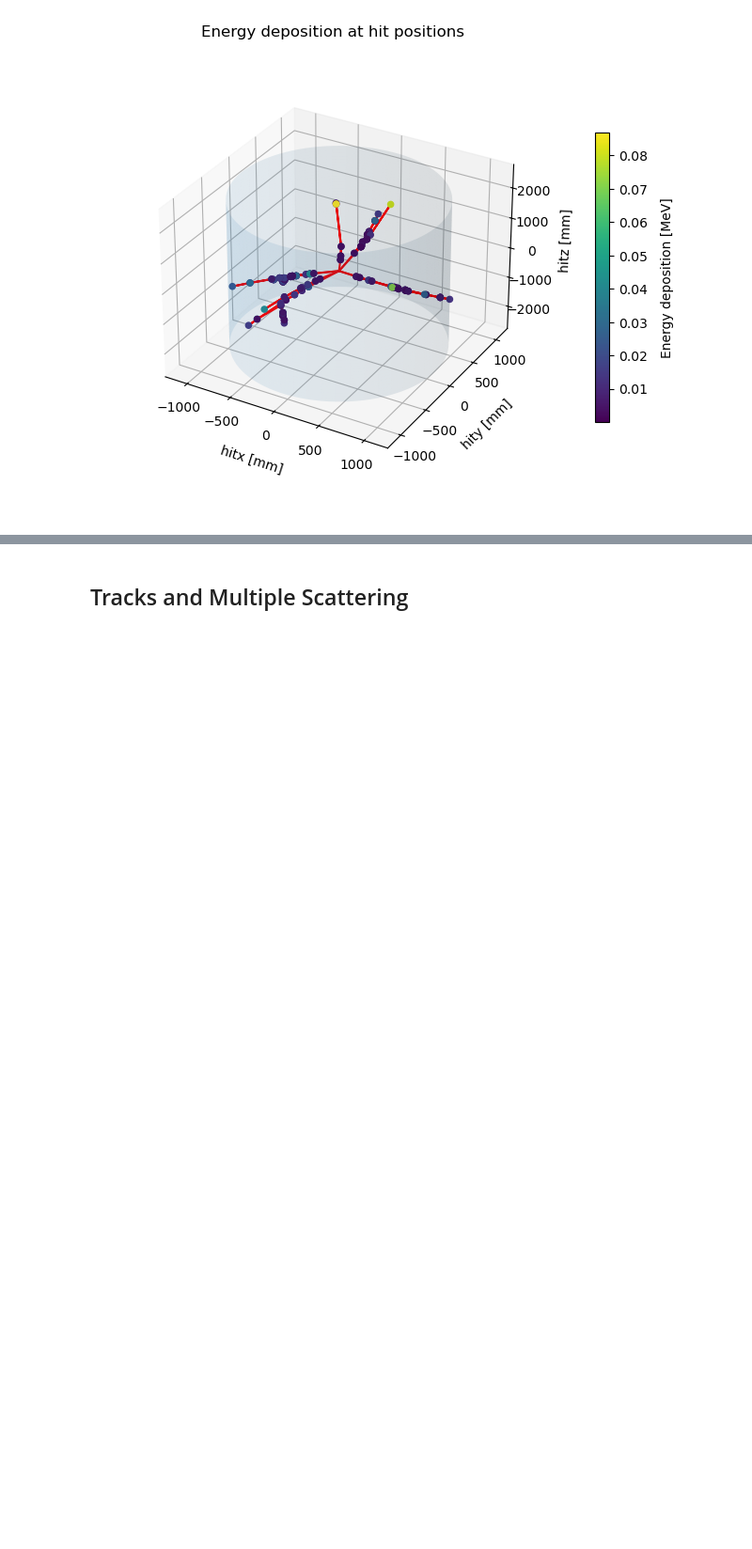
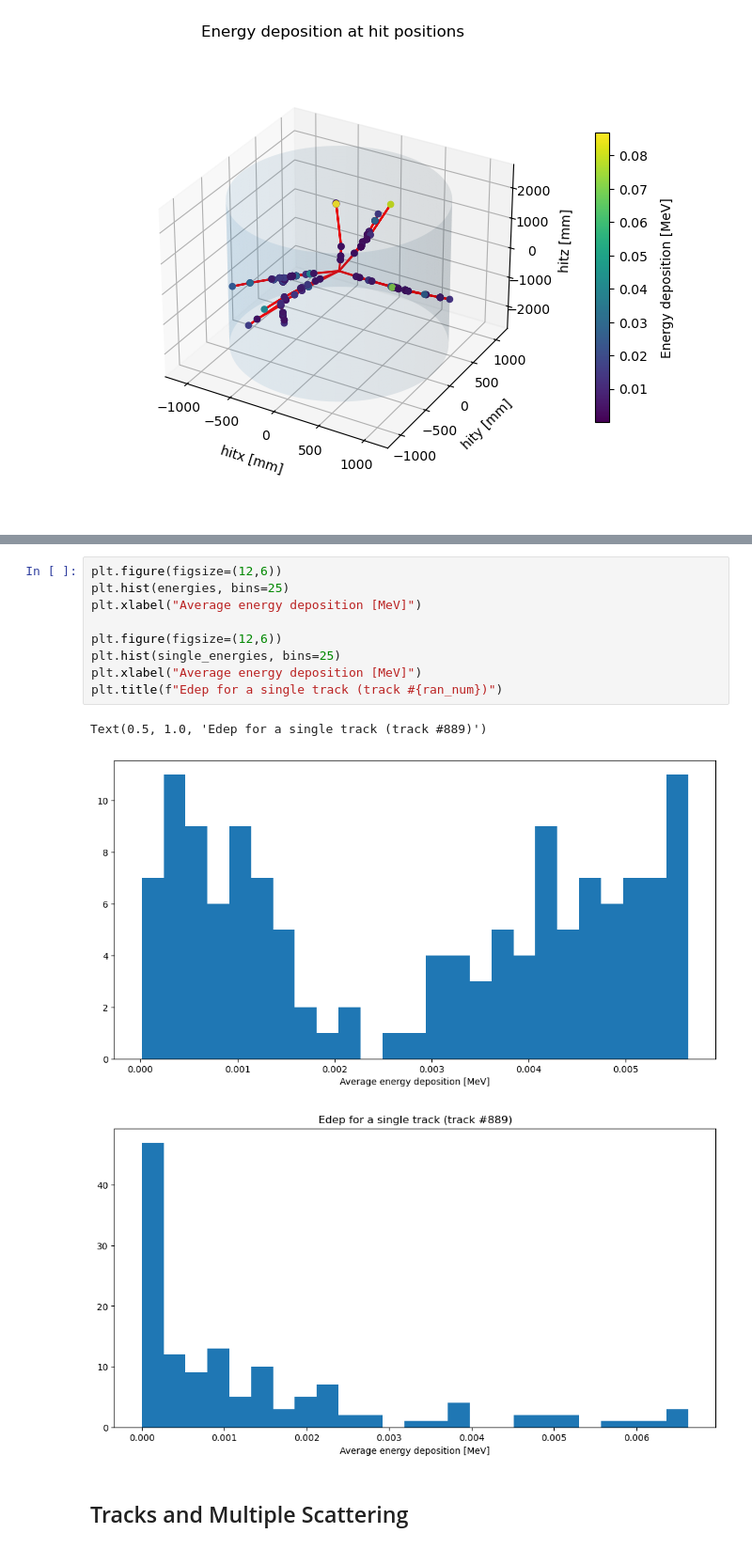
Before and after one commit to JayPRobertson/Belle-II, a Jupyter notebook: Python/geant4_data_analysis.ipynb, the cells around one changed output, grey strips where cells are left out. Shown at 94% size. Drawn from its saved outputs; the diff is of its cells as text; blank space fills up the shorter version.

```diff
--- a/Python/geant4_data_analysis.ipynb
+++ b/Python/geant4_data_analysis.ipynb
@@ -257,3 +315,16 @@ plot_layer_overview(radii_df, layer_df)
+# %%
+plt.figure(figsize=(12,6))
+plt.hist(energies, bins=25)
+plt.xlabel("Average energy deposition [MeV]")
+
+plt.figure(figsize=(12,6))
+plt.hist(single_energies, bins=25)
+plt.xlabel("Average energy deposition [MeV]")
+plt.title(f"Edep for a single track (track #{ran_num})")
+# %% [output]
+Text(0.5, 1.0, 'Edep for a single track (track #889)')
+[figure, added]
+[figure, added]
 # %% [markdown]
 ## Tracks and Multiple Scattering
 # %%
```
Also changed, not shown: parts of 8 cells of this notebook, 12 other files.
